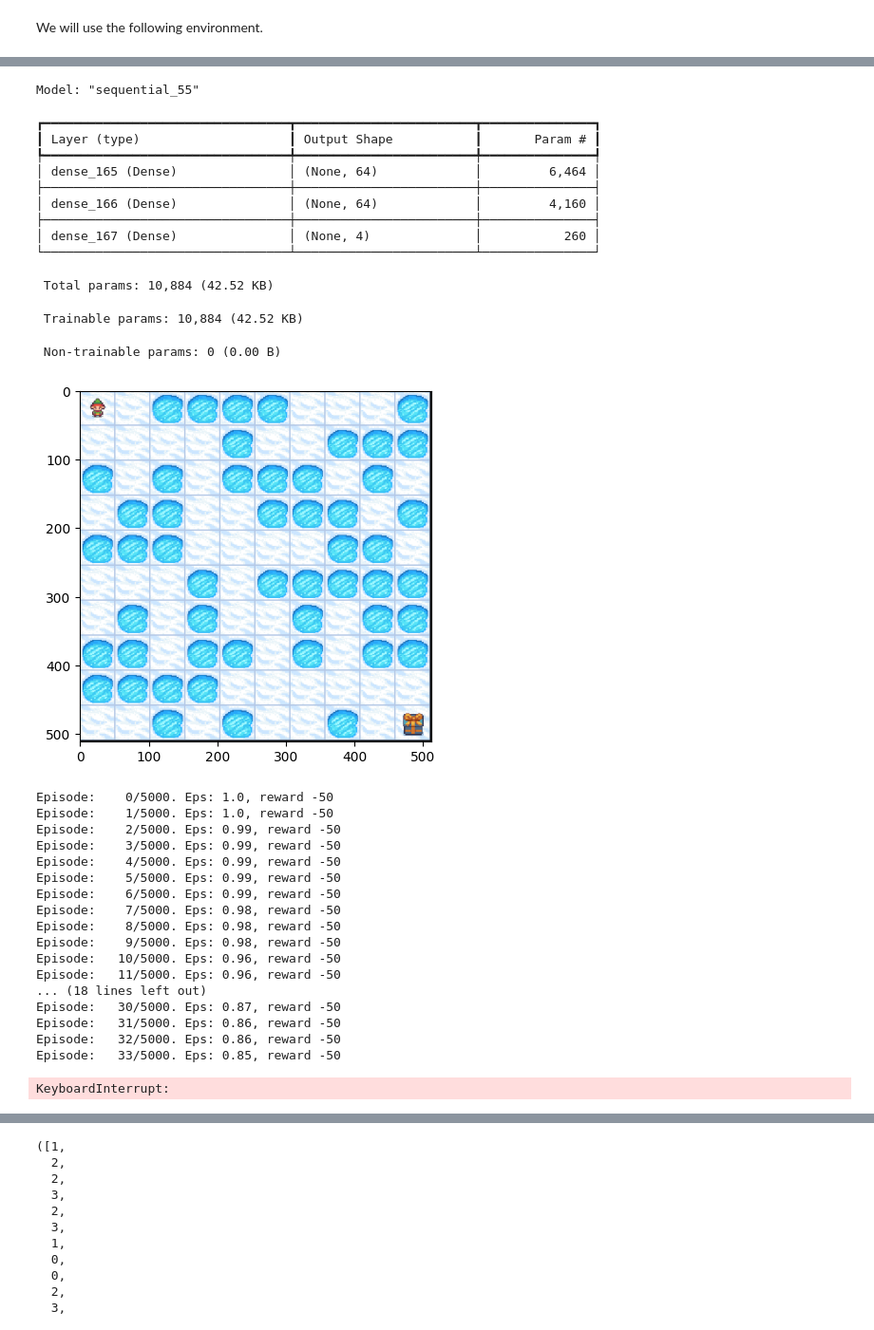
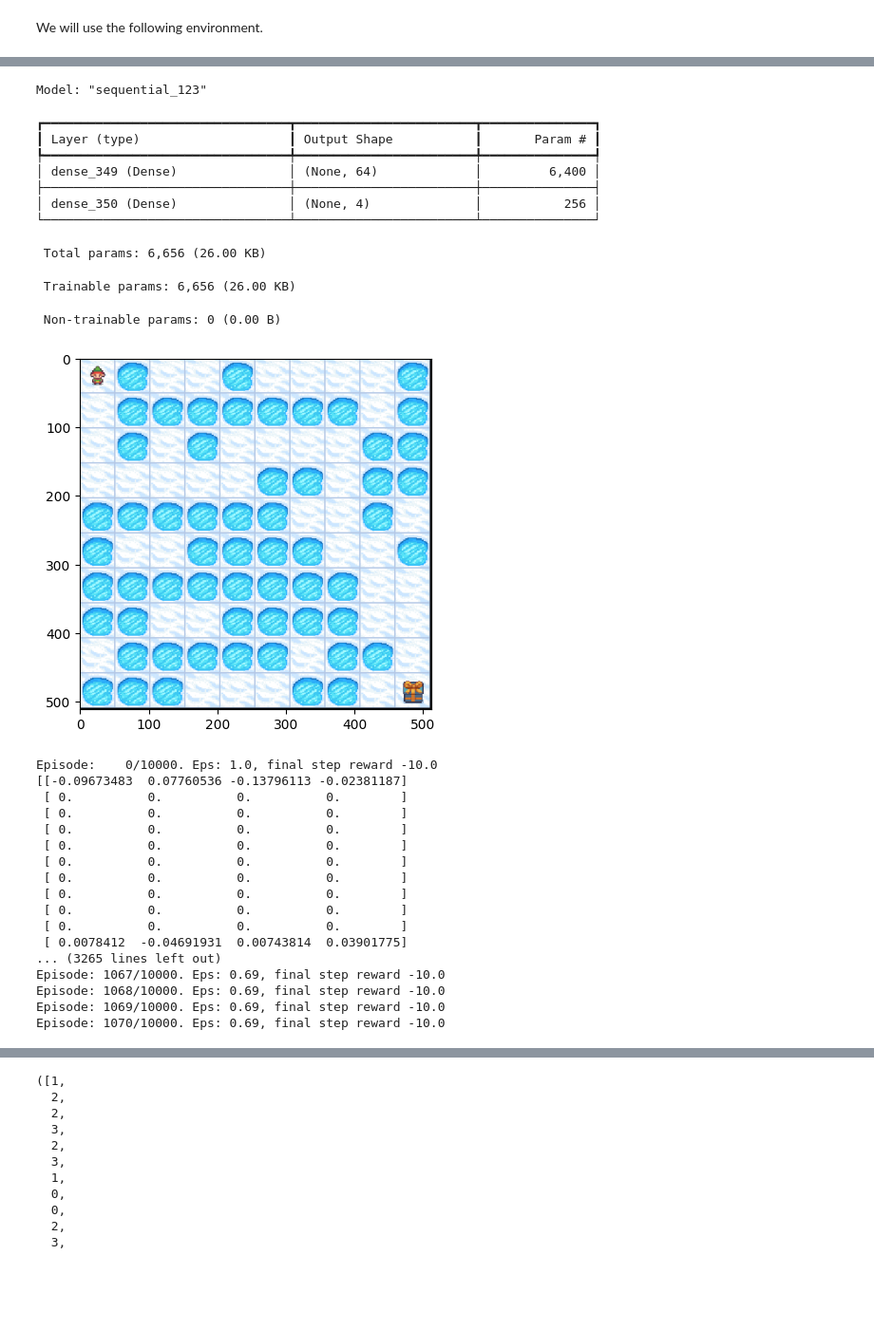
Before and after one commit to doro041/CS5079_AppliedAI, a Jupyter notebook: Task1/submission.ipynb, the cells around one changed output, grey strips where cells are left out. Shown at 95% size. Saved outputs shown, nothing was run; the diff lists cells and outputs as text; code cells hidden in the pictures; blank space fills up the shorter version.

```diff
--- a/Task1/submission.ipynb
+++ b/Task1/submission.ipynb
@@ -212,50 +225,47 @@ class QLearningAgent:
             # display(plt.gcf())
             # clear_output(wait=True)
 # %%
-# random_map = generate_random_map(size =10, p=0.3)
+random_map = generate_random_map(size =10, p=0.3)
 
-env = gym.make("FrozenLake-v1", desc=random_map, render_mode="rgb_array", is_slippery=True)
+env = gym.make("FrozenLake-v1", desc=random_map, render_mode="rgb_array", is_slippery=False)
 env.reset()
 agent = QLearningAgent(env)
 plt.imshow(env.render())
 display(plt.gcf())
 # Train the agent
-agent.train(episodes=5000)
+agent.train(episodes=10000)
 print(agent.Q_table)
 
 
 # Close the environment
 env.close()
 # %% [output]
-Model: "sequential_55"
+Model: "sequential_123"
 ┏━━━━━━━━━━━━━━━━━━━━━━━━━━━━━━━━━┳━━━━━━━━━━━━━━━━━━━━━━━━┳━━━━━━━━━━━━━━━┓
 ┃ Layer (type)                    ┃ Output Shape           ┃       Param # ┃
 ┡━━━━━━━━━━━━━━━━━━━━━━━━━━━━━━━━━╇━━━━━━━━━━━━━━━━━━━━━━━━╇━━━━━━━━━━━━━━━┩
-│ dense_165 (Dense)               │ (None, 64)             │         6,464 │
+│ dense_349 (Dense)               │ (None, 64)             │         6,400 │
 ├─────────────────────────────────┼────────────────────────┼───────────────┤
-│ dense_166 (Dense)               │ (None, 64)             │         4,160 │
-├─────────────────────────────────┼────────────────────────┼───────────────┤
-│ dense_167 (Dense)               │ (None, 4)              │           260 │
+│ dense_350 (Dense)               │ (None, 4)              │           256 │
 └─────────────────────────────────┴────────────────────────┴───────────────┘
- Total params: 10,884 (42.52 KB)
+ Total params: 6,656 (26.00 KB)
- Trainable params: 10,884 (42.52 KB)
+ Trainable params: 6,656 (26.00 KB)
  Non-trainable params: 0 (0.00 B)
-[figure, old version]
+[figure, new version]
-Episode:    0/5000. Eps: 1.0, reward -50
-Episode:    1/5000. Eps: 1.0, reward -50
-Episode:    2/5000. Eps: 0.99, reward -50
-Episode:    3/5000. Eps: 0.99, reward -50
-Episode:    4/5000. Eps: 0.99, reward -50
-Episode:    5/5000. Eps: 0.99, reward -50
-Episode:    6/5000. Eps: 0.99, reward -50
-Episode:    7/5000. Eps: 0.98, reward -50
-Episode:    8/5000. Eps: 0.98, reward -50
-Episode:    9/5000. Eps: 0.98, reward -50
-Episode:   10/5000. Eps: 0.96, reward -50
-Episode:   11/5000. Eps: 0.96, reward -50
-... (18 lines left out)
-Episode:   30/5000. Eps: 0.87, reward -50
-Episode:   31/5000. Eps: 0.86, reward -50
-Episode:   32/5000. Eps: 0.86, reward -50
-Episode:   33/5000. Eps: 0.85, reward -50
+Episode:    0/10000. Eps: 1.0, final step reward -10.0
+[[-0.09673483  0.07760536 -0.13796113 -0.02381187]
+ [ 0.          0.          0.          0.        ]
+ [ 0.          0.          0.          0.        ]
+ [ 0.          0.          0.          0.        ]
+ [ 0.          0.          0.          0.        ]
+ [ 0.          0.          0.          0.        ]
+ [ 0.          0.          0.          0.        ]
+ [ 0.          0.          0.          0.        ]
+ [ 0.          0.          0.          0.        ]
+ [ 0.          0.          0.          0.        ]
+ [ 0.0078412  -0.04691931  0.00743814  0.03901775]
+... (3265 lines left out)
+Episode: 1067/10000. Eps: 0.69, final step reward -10.0
+Episode: 1068/10000. Eps: 0.69, final step reward -10.0
+Episode: 1069/10000. Eps: 0.69, final step reward -10.0
+Episode: 1070/10000. Eps: 0.69, final step reward -10.0
-KeyboardInterrupt:
```
Also changed, not shown: parts of 7 cells of this notebook.
